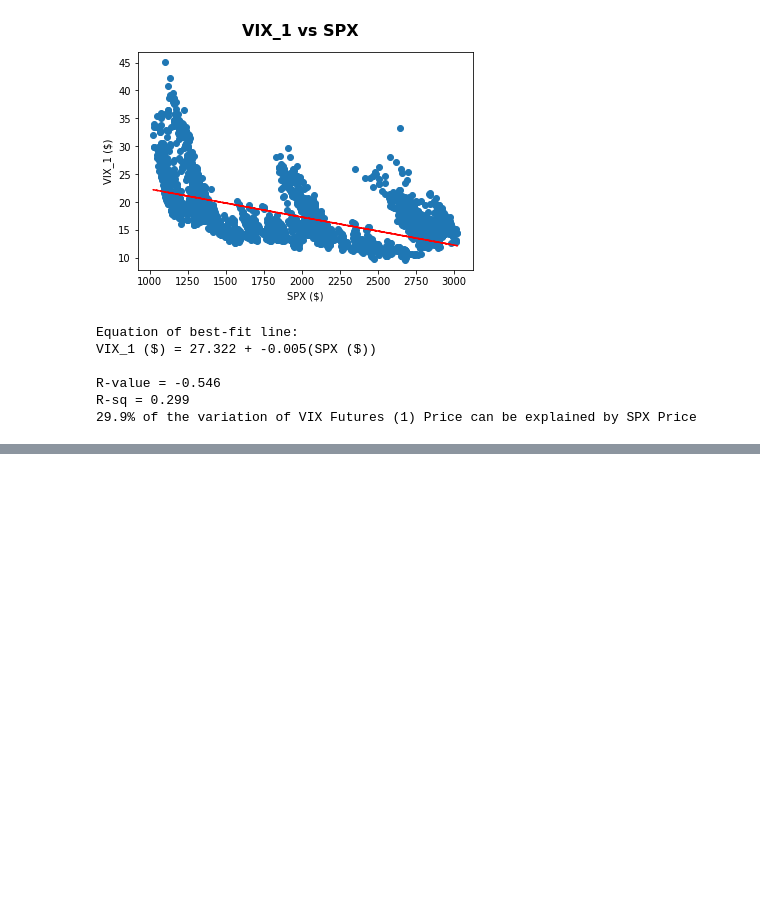
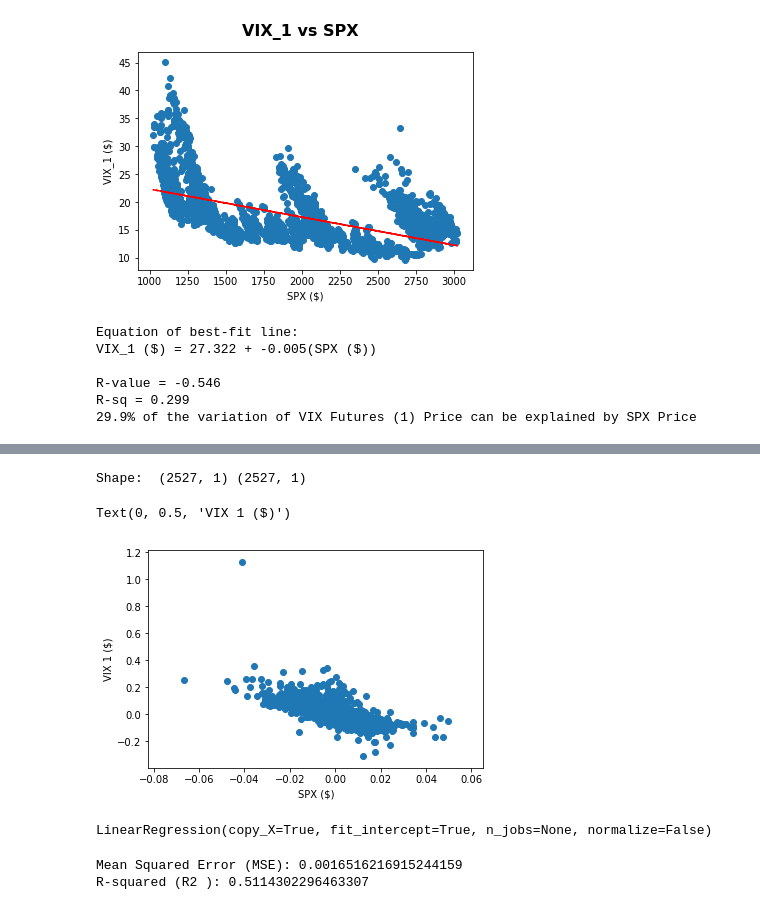
Before and after one commit to blake2323/VIX-vs-SPX-a, a Jupyter notebook: project_3_extract.ipynb, the cells around one changed output, grey strips where cells are left out. Drawn from its saved outputs; the diff is of its cells as text; code cells hidden in the pictures; blank space fills up the shorter version.

```diff
--- a/project_3_extract.ipynb
+++ b/project_3_extract.ipynb
@@ -178,0 +219,20 @@ R-sq = 0.299
+# %%
+# Assign the data to X and y
+# Note: Sklearn requires a two-dimensional array of values
+# so we use reshape to create this
+
+X = percent_change_stock_df["SPX"].values.reshape(-1, 1)
+y = percent_change_stock_df["VIX_1"].values.reshape(-1, 1)
+
+print("Shape: ", X.shape, y.shape)
+# %% [output]
+Shape:  (2527, 1) (2527, 1)
+# %%
+# Plot the data to see if a linear trend exists
+
+plt.scatter(X, y)
+plt.xlabel("SPX ($)")
+plt.ylabel("VIX 1 ($)")
+# %% [output]
+Text(0, 0.5, 'VIX 1 ($)')
+[figure, added]
@@ -178,0 +251,24 @@ R-sq = 0.299
+# %%
+# Fit the model to the training data.
+
+model.fit(X_train, y_train)
+# %% [output]
+LinearRegression(copy_X=True, fit_intercept=True, n_jobs=None, normalize=False)
+# %%
+# Calculate the mean_squared_error and the r-squared value
+# for the testing data
+
+from sklearn.metrics import mean_squared_error, r2_score
+
+# Use our model to make predictions
+predicted = model.predict(X_test)
+
+# Score the predictions with mse and r2
+mse = mean_squared_error(y_test, predicted)
+r2 = r2_score(y_test, predicted)
+
+print(f"Mean Squared Error (MSE): {mse}")
+print(f"R-squared (R2 ): {r2}")
+# %% [output]
+Mean Squared Error (MSE): 0.0016516216915244159
+R-squared (R2 ): 0.5114302296463307
```
Also changed, not shown: parts of 8 cells of this notebook.
